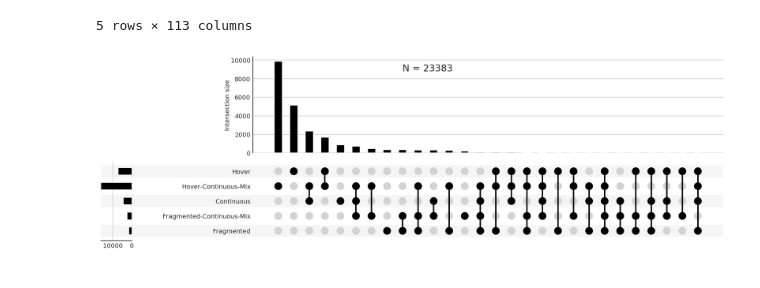
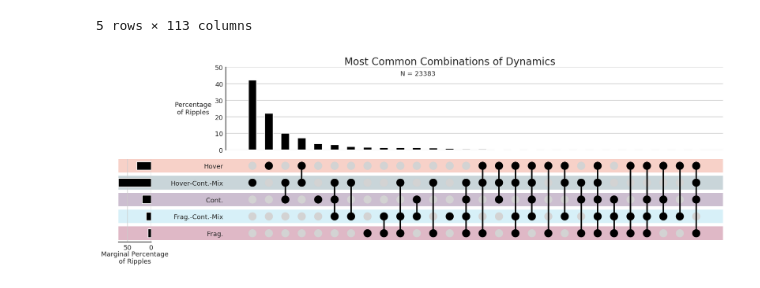
Before and after one commit to Eden-Kramer-Lab/replay_trajectory_paper, a Jupyter notebook: notebooks/Figure4.ipynb, the cells around one changed output. Cells and saved outputs as stored; diff of their text form; code cells hidden in the pictures.

```diff
--- a/notebooks/Figure4.ipynb
+++ b/notebooks/Figure4.ipynb
@@ -87,17 +87,65 @@ replay_info.head()
 |  |  |  | 4 | True | 0.078 | 0.984090 | ... |
 |  |  |  | 5 | False | 0.000 | 0.471484 | ... |
 5 rows × 113 columns
-# %%
-from src.visualization import plot_category_counts
-
-ax_dict = plot_category_counts(replay_info.loc[replay_info.is_classified])
-n_classified = replay_info.is_classified.sum()
-_, intersect_max = ax_dict["intersections"].get_ylim()
-ax_dict["intersections"].text(8, intersect_max * 0.85, f"N = {n_classified}")
-
-save_figure("figure4_category_counts")
-# %% [output]
-[figure, removed]
+# %%
+from src.visualization import SHORT_STATE_NAMES
+from src.parameters import SHORT_STATE_ORDER, STATE_ORDER
+from upsetplot import UpSet
+
+
+def plot_category_counts(replay_info):
+    df = replay_info.rename(columns=SHORT_STATE_NAMES).set_index(
+        SHORT_STATE_ORDER[::-1]
+    )
+    upset = UpSet(
+        df,
+        sort_sets_by=None,
+        show_counts=False,
+        subset_size="count",
+        sort_by="cardinality",
+        intersection_plot_elements=5,
+    )
+    ax_dict = upset.plot()
+    n_classified = replay_info.is_classified.sum()
+    _, intersect_max = ax_dict["intersections"].get_ylim()
+    ax_dict["intersections"].set_yticks(n_classified * np.arange(0, 0.6, 0.1))
+    ax_dict["intersections"].set_yticklabels(range(0, 60, 10))
+    ax_dict["intersections"].set_ylabel(
+        "Percentage\nof Ripples",
+        ha="center",
+        va="center",
+        rotation="horizontal",
+        labelpad=30,
+    )
+    ax_dict["intersections"].text(
+        9, n_classified * 0.45, f"N = {n_classified}", zorder=1000, fontsize=9
+    )
+
+    ax_dict["totals"].set_xticks([0, 0.5 * n_classified])
+    ax_dict["totals"].set_xticklabels([0, 50])
+    ax_dict["totals"].set_xlabel("Marginal Percentage\nof Ripples")
+    ax_dict["totals"].set_ylim([-0.5, 4.4])
+
+    plt.suptitle("Most Common Combinations of Dynamics", fontsize=14, x=0.55, y=0.925)
+    for i, color in enumerate(STATE_ORDER):
+        rect = plt.Rectangle(
+            xy=(0, i - 0.4),
+            width=1,
+            height=0.8,
+            facecolor=STATE_COLORS[color],
+            lw=0,
+            zorder=0,
+            alpha=0.25,
+        )
+        ax_dict["shading"].add_patch(rect)
+
+    return ax_dict
+
+
+ax_dict = plot_category_counts(replay_info.loc[replay_info.is_classified])
+save_figure("figure4_category_counts")
+# %% [output]
+[figure, added]
 # %%
 from src.visualization import (
     plot_replay_distance_from_actual_position,
```
Also changed, not shown: parts of 1 cell of this notebook, 3 other files.
